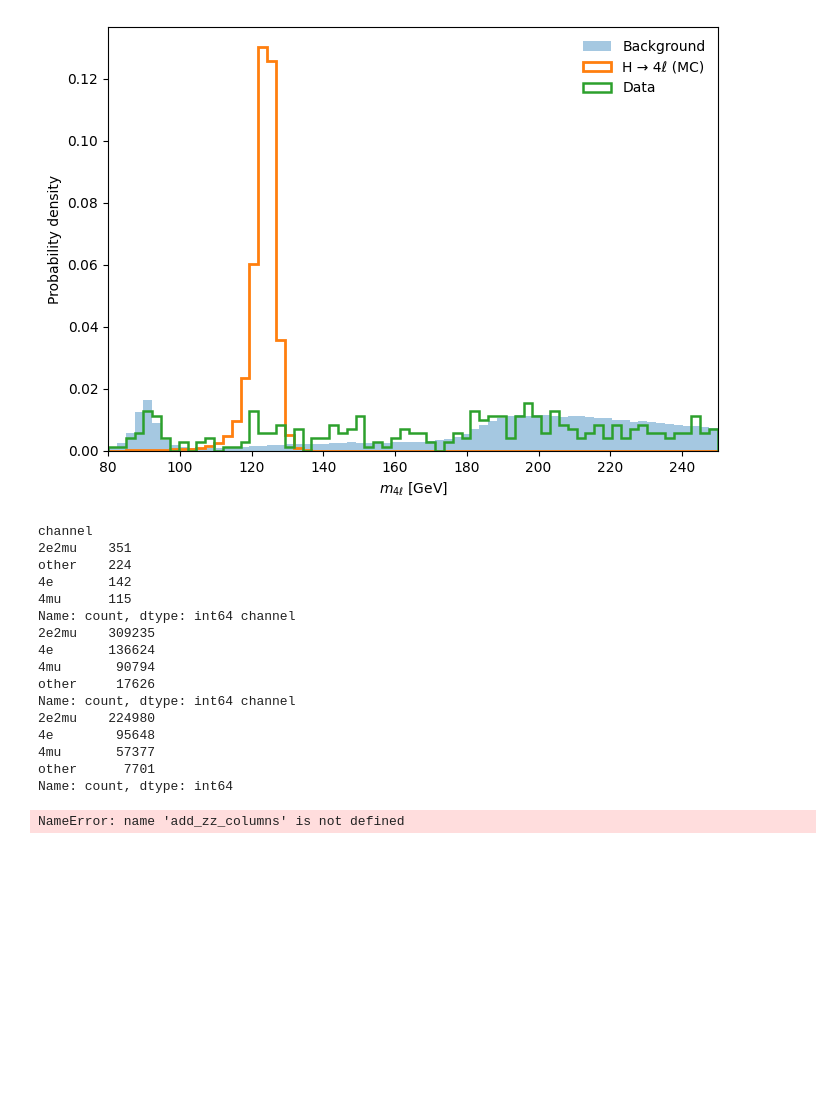
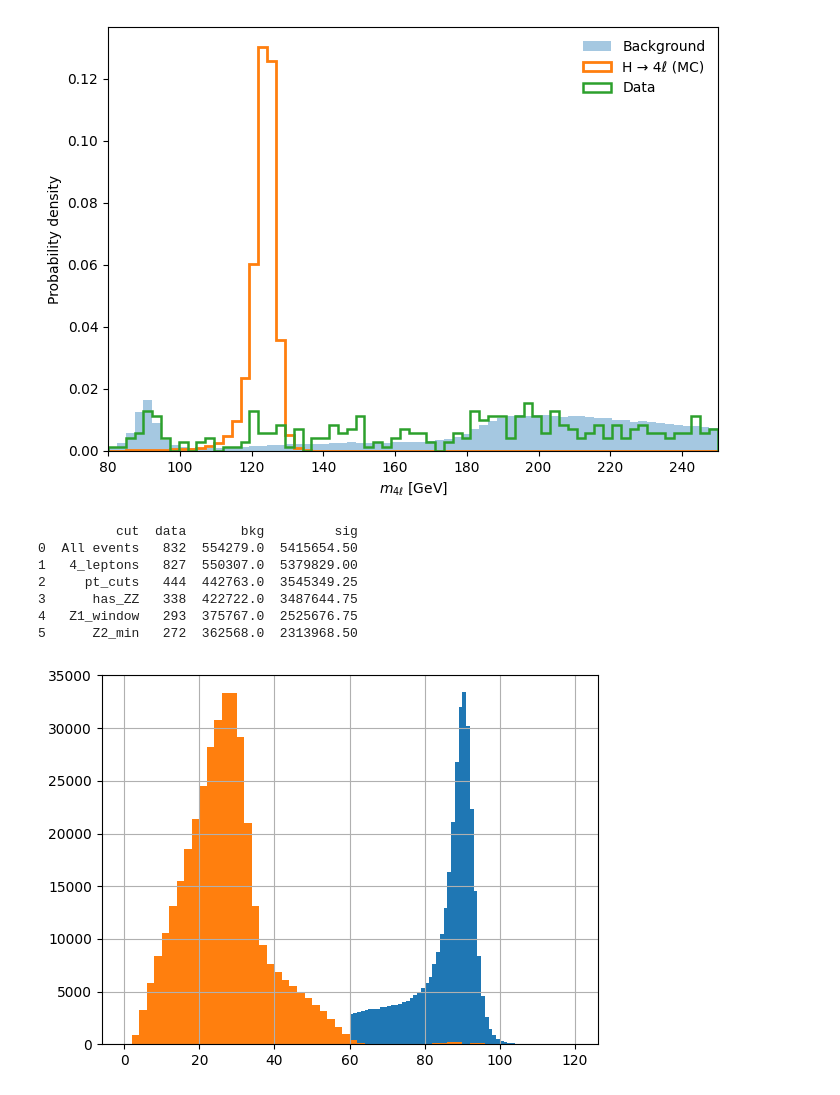
Before and after one commit to adityabhargava04/H4L, a Jupyter notebook: analysis_notebook.ipynb, the cells around one changed output. Drawn from its saved outputs; the diff is of its cells as text; code cells hidden in the pictures; blank space fills up the shorter version.

```diff
--- a/analysis_notebook.ipynb
+++ b/analysis_notebook.ipynb
@@ -115,30 +122,24 @@ fig = plot_m4l_density(bkg_pt, sig_pt, data_pt, n_bins=70)
 # %% [output]
 [figure]
-# %%
-print(preproc_data["channel"].value_counts(),
-preproc_bkg["channel"].value_counts(),
-preproc_sig["channel"].value_counts()
-)
-# %% [output]
-channel
-2e2mu    351
-other    224
-4e       142
-4mu      115
-Name: count, dtype: int64 channel
-2e2mu    309235
-4e       136624
-4mu       90794
-other     17626
-Name: count, dtype: int64 channel
-2e2mu    224980
-4e        95648
-4mu       57377
-other      7701
-Name: count, dtype: int64
-# %%
-preproc_data = add_zz_columns(preproc_data)
-preproc_bkg  = add_zz_columns(preproc_bkg)
-preproc_sig  = add_zz_columns(preproc_sig)
-# %% [output]
-NameError: name 'add_zz_columns' is not defined
+# %%
+preproc_sig["mZ1_GeV"].hist(bins=60, range=(60,120))
+preproc_sig["mZ2_GeV"].hist(bins=60, range=(0,120))
+selections = define_selections()
+
+cutflow = build_cutflow(
+    preproc_data,
+    preproc_bkg,
+    preproc_sig,
+    selections
+)
+
+print(cutflow)
+# %% [output]
+          cut  data       bkg         sig
+0  All events   832  554279.0  5415654.50
+1   4_leptons   827  550307.0  5379829.00
+2     pt_cuts   444  442763.0  3545349.25
+3      has_ZZ   338  422722.0  3487644.75
+4   Z1_window   293  375767.0  2525676.75
+5      Z2_min   272  362568.0  2313968.50
+[figure, added]
```
Also changed, not shown: parts of 2 cells of this notebook, 5 other files.
